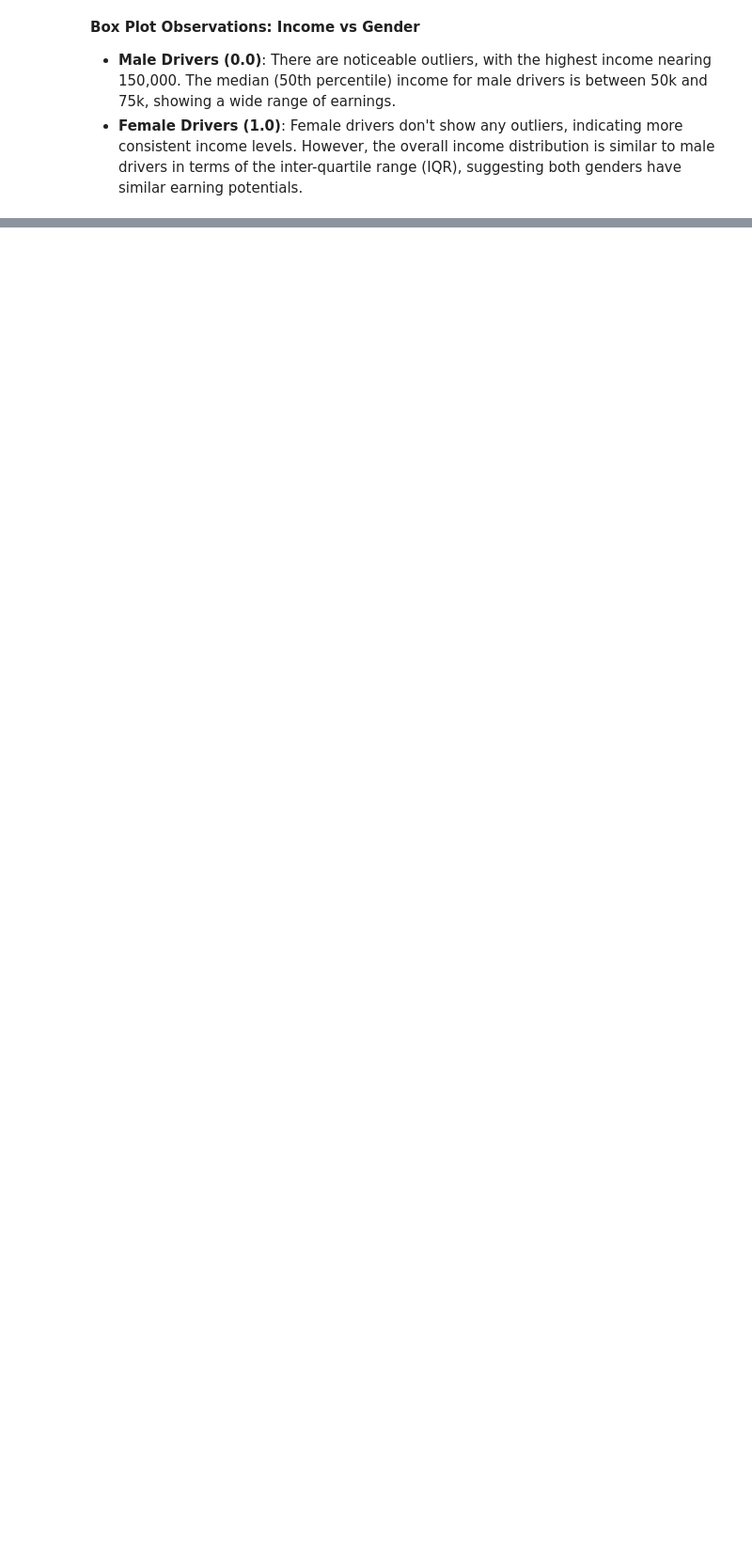
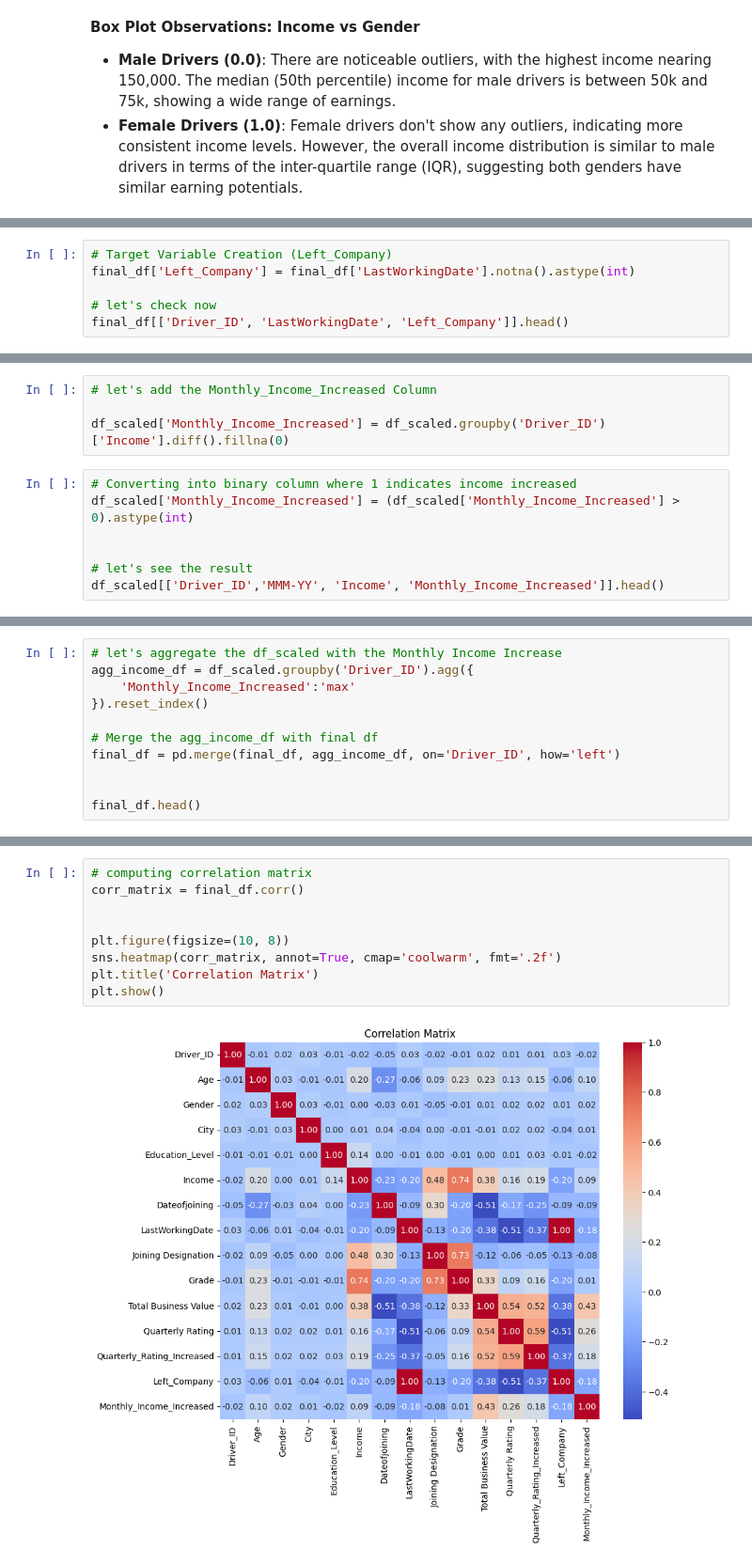
Before and after one commit to Srinivaskoruprolu007/OLA-Ensemble-Learning, a Jupyter notebook: Code/Ola-Ensemble-Learning.ipynb, the cells around one changed output, grey strips where cells are left out. Shown at 94% size. Cells and saved outputs as stored; diff of their text form; blank space fills up the shorter version.

```diff
--- a/Code/Ola-Ensemble-Learning.ipynb
+++ b/Code/Ola-Ensemble-Learning.ipynb
@@ -340,0 +551,6 @@ plt.show()
+# %%
+# Target Variable Creation (Left_Company)
+final_df['Left_Company'] = final_df['LastWorkingDate'].notna().astype(int)
+
+# let's check now
+final_df[['Driver_ID', 'LastWorkingDate', 'Left_Company']].head()
@@ -340,0 +564,11 @@ plt.show()
+# %%
+# let's add the Monthly_Income_Increased Column
+
+df_scaled['Monthly_Income_Increased'] = df_scaled.groupby('Driver_ID')['Income'].diff().fillna(0)
+# %%
+# Converting into binary column where 1 indicates income increased
+df_scaled['Monthly_Income_Increased'] = (df_scaled['Monthly_Income_Increased'] > 0).astype(int)
+
+
+# let's see the result
+df_scaled[['Driver_ID','MMM-YY', 'Income', 'Monthly_Income_Increased']].head()
@@ -340,0 +582,11 @@ plt.show()
+# %%
+# let's aggregate the df_scaled with the Monthly Income Increase
+agg_income_df = df_scaled.groupby('Driver_ID').agg({
+    'Monthly_Income_Increased':'max'
+}).reset_index()
+
+# Merge the agg_income_df with final df
+final_df = pd.merge(final_df, agg_income_df, on='Driver_ID', how='left')
+
+
+final_df.head()
@@ -340,0 +613,11 @@ plt.show()
+# %%
+# computing correlation matrix
+corr_matrix = final_df.corr()
+
+
+plt.figure(figsize=(10, 8))
+sns.heatmap(corr_matrix, annot=True, cmap='coolwarm', fmt='.2f')
+plt.title('Correlation Matrix')
+plt.show()
+# %% [output]
+[figure, added]
```
Also changed, not shown: parts of 21 cells of this notebook.
